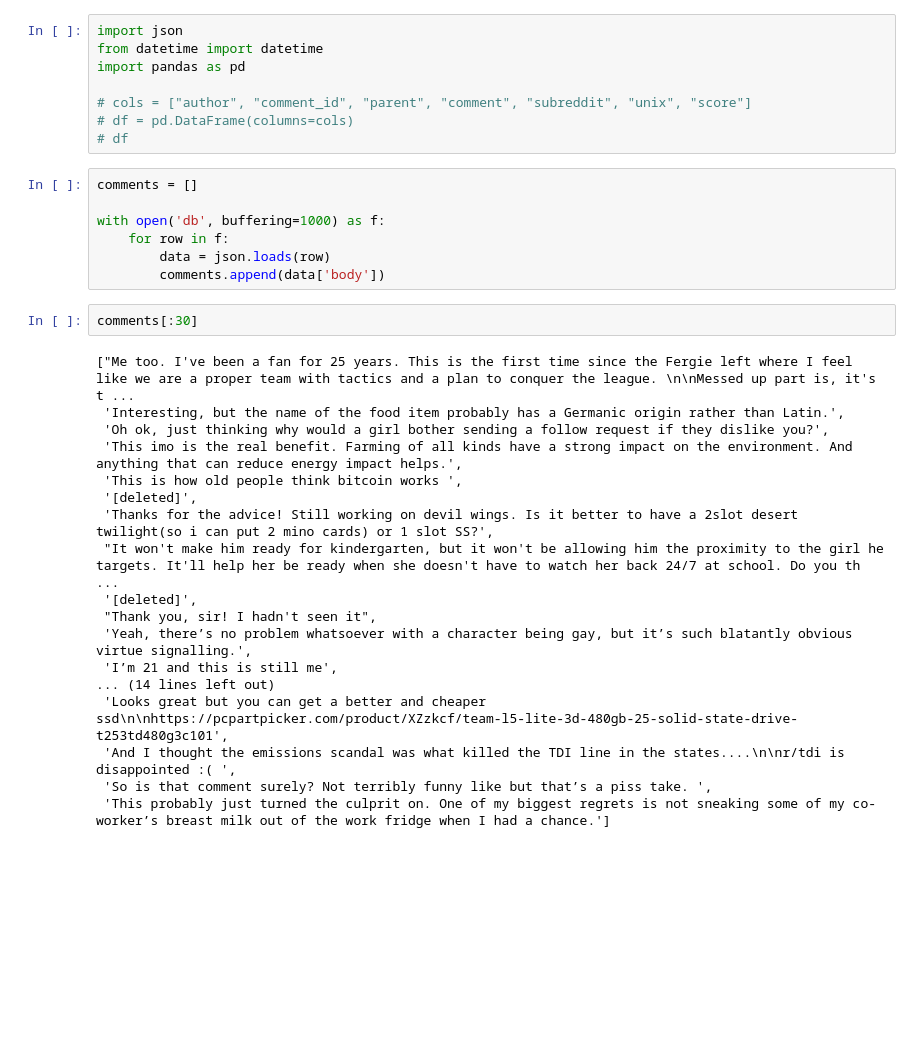
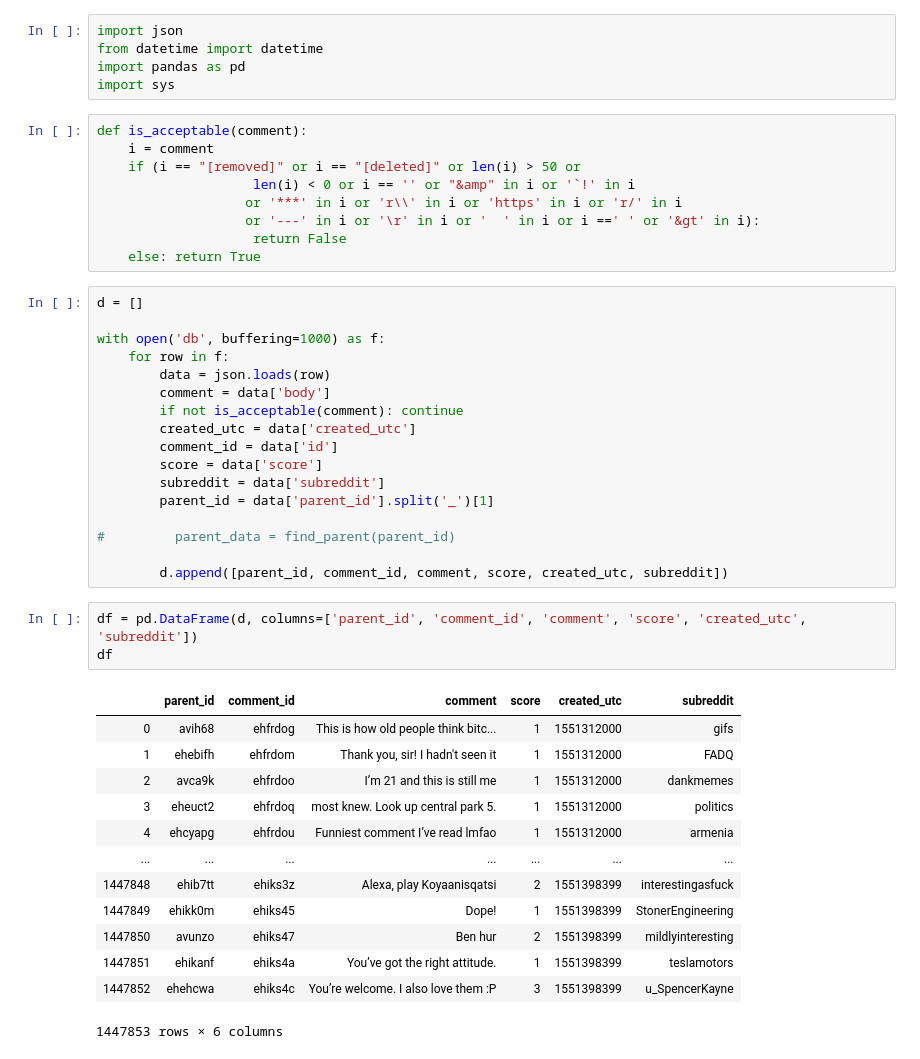
Before and after one commit to weronikazak/ML-Projects, a Jupyter notebook: Chatbot/chatbot.ipynb, the cells around one changed output. Saved outputs shown, nothing was run; the diff lists cells and outputs as text; blank space fills up the shorter version.

```diff
--- a/Chatbot/chatbot.ipynb
+++ b/Chatbot/chatbot.ipynb
@@ -2,34 +2,47 @@
 import json
 from datetime import datetime
 import pandas as pd
-
-# cols = ["author", "comment_id", "parent", "comment", "subreddit", "unix", "score"]
-# df = pd.DataFrame(columns=cols)
-# df
+import sys
+# %%
+def is_acceptable(comment):
+    i = comment
+    if (i == "[removed]" or i == "[deleted]" or len(i) > 50 or
+                    len(i) < 0 or i == '' or "&amp" in i or '`!' in i
+                   or '***' in i or 'r\\' in i or 'https' in i or 'r/' in i
+                   or '---' in i or '\r' in i or '  ' in i or i ==' ' or '&gt' in i):
+                    return False
+    else: return True
 # %%
-comments = []
+d = []
 
 with open('db', buffering=1000) as f:
     for row in f:
         data = json.loads(row)
-        comments.append(data['body'])
+        comment = data['body']
+        if not is_acceptable(comment): continue
+        created_utc = data['created_utc']
+        comment_id = data['id']
+        score = data['score']
+        subreddit = data['subreddit']
+        parent_id = data['parent_id'].split('_')[1]
+
+#         parent_data = find_parent(parent_id)
+
+        d.append([parent_id, comment_id, comment, score, created_utc, subreddit])
-# %%
-comments[:30]
-# %% [output]
-["Me too. I've been a fan for 25 years. This is the first time since the Fergie left where I feel like we are a proper team with tactics and a plan to conquer the league. \n\nMessed up part is, it's t ...
- 'Interesting, but the name of the food item probably has a Germanic origin rather than Latin.',
- 'Oh ok, just thinking why would a girl bother sending a follow request if they dislike you?',
- 'This imo is the real benefit. Farming of all kinds have a strong impact on the environment. And anything that can reduce energy impact helps.',
- 'This is how old people think bitcoin works ',
- '[deleted]',
- 'Thanks for the advice! Still working on devil wings. Is it better to have a 2slot desert twilight(so i can put 2 mino cards) or 1 slot SS?',
- "It won't make him ready for kindergarten, but it won't be allowing him the proximity to the girl he targets. It'll help her be ready when she doesn't have to watch her back 24/7 at school. Do you th ...
- '[deleted]',
- "Thank you, sir! I hadn't seen it",
- 'Yeah, there’s no problem whatsoever with a character being gay, but it’s such blatantly obvious virtue signalling.',
- 'I’m 21 and this is still me',
-... (14 lines left out)
- 'Looks great but you can get a better and cheaper ssd\n\nhttps://pcpartpicker.com/product/XZzkcf/team-l5-lite-3d-480gb-25-solid-state-drive-t253td480g3c101',
- 'And I thought the emissions scandal was what killed the TDI line in the states....\n\nr/tdi is disappointed :( ',
- 'So is that comment surely? Not terribly funny like but that’s a piss take. ',
- 'This probably just turned the culprit on. One of my biggest regrets is not sneaking some of my co-worker’s breast milk out of the work fridge when I had a chance.']
+# %%
+df = pd.DataFrame(d, columns=['parent_id', 'comment_id', 'comment', 'score', 'created_utc', 'subreddit'])
+df
+# %% [output]
+|  | parent_id | comment_id | comment | score | created_utc | subreddit |
+| 0 | avih68 | ehfrdog | This is how old people think bitc... | 1 | 1551312000 | gifs |
+| 1 | ehebifh | ehfrdom | Thank you, sir! I hadn't seen it | 1 | 1551312000 | FADQ |
+| 2 | avca9k | ehfrdoo | I’m 21 and this is still me | 1 | 1551312000 | dankmemes |
+| 3 | eheuct2 | ehfrdoq | most knew. Look up central park 5. | 1 | 1551312000 | politics |
+| 4 | ehcyapg | ehfrdou | Funniest comment I’ve read lmfao | 1 | 1551312000 | armenia |
+| ... | ... | ... | ... | ... | ... | ... |
+| 1447848 | ehib7tt | ehiks3z | Alexa, play Koyaanisqatsi | 2 | 1551398399 | interestingasfuck |
+| 1447849 | ehikk0m | ehiks45 | Dope! | 1 | 1551398399 | StonerEngineering |
+| 1447850 | avunzo | ehiks47 | Ben hur | 2 | 1551398399 | mildlyinteresting |
+| 1447851 | ehikanf | ehiks4a | You’ve got the right attitude. | 1 | 1551398399 | teslamotors |
+| 1447852 | ehehcwa | ehiks4c | You’re welcome. I also love them :P | 3 | 1551398399 | u_SpencerKayne |
+1447853 rows × 6 columns
```
Also changed, not shown: parts of 2 cells of this notebook, 1 other file.
